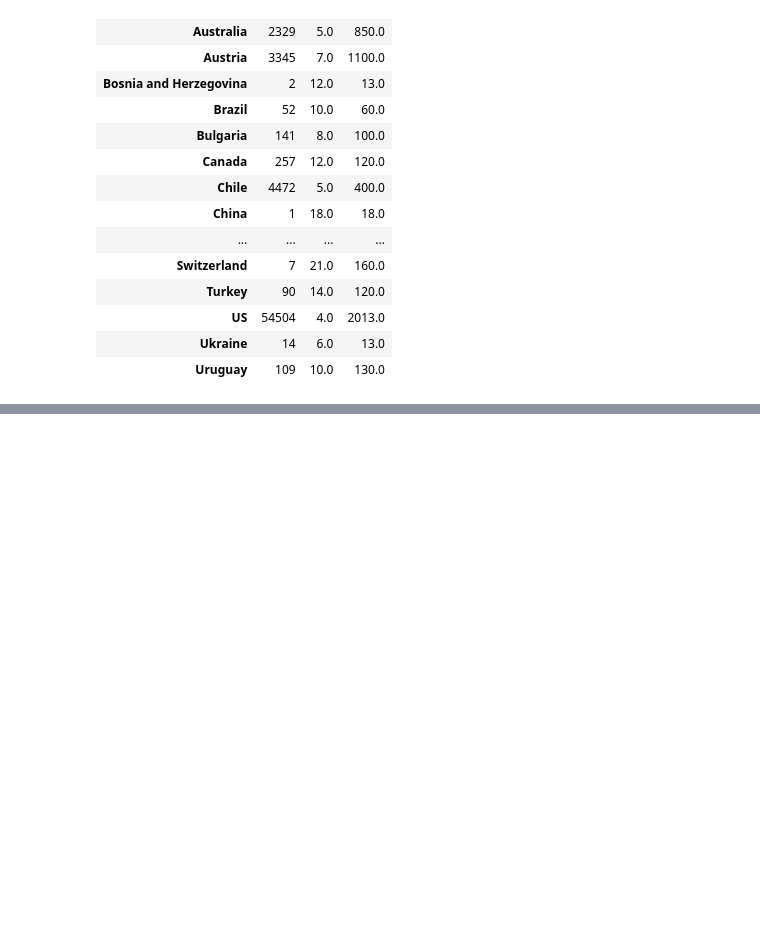
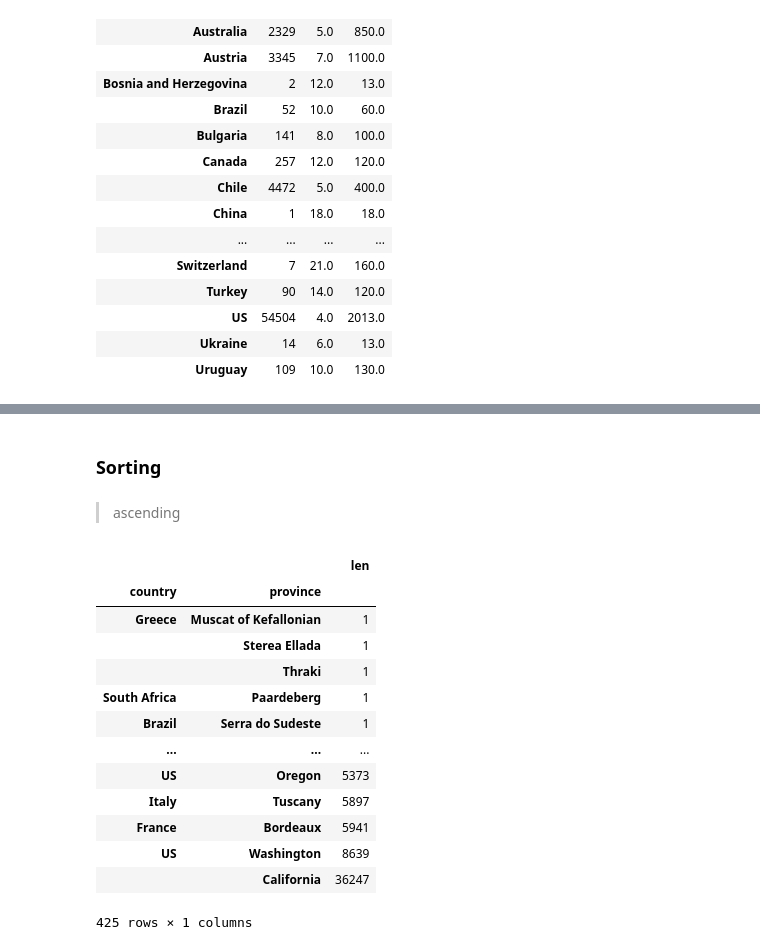
Before and after one commit to SyedaAnoosha/Data-Science-with-Python, a Jupyter notebook: Exploring Datasets/Wine Reviews/winemag_reviews_data.ipynb, the cells around one changed output, grey strips where cells are left out. Cells and saved outputs as stored; diff of their text form; code cells hidden in the pictures; blank space fills up the shorter version.

```diff
--- a/Exploring Datasets/Wine Reviews/winemag_reviews_data.ipynb
+++ b/Exploring Datasets/Wine Reviews/winemag_reviews_data.ipynb
@@ -468,0 +487,21 @@ wine_reviews.groupby(['country', 'province']).description.agg([len])
+# %% [markdown]
+### Sorting
+# %% [markdown]
+> ascending
+# %%
+countries_reviewed.sort_values(by='len')
+# %% [output]
+|  |  | len |
+| country | province |  |
+| Greece | Muscat of Kefallonian | 1 |
+|  | Sterea Ellada | 1 |
+|  | Thraki | 1 |
+| South Africa | Paardeberg | 1 |
+| Brazil | Serra do Sudeste | 1 |
+| ... | ... | ... |
+| US | Oregon | 5373 |
+| Italy | Tuscany | 5897 |
+| France | Bordeaux | 5941 |
+| US | Washington | 8639 |
+|  | California | 36247 |
+425 rows × 1 columns
```
Also changed, not shown: parts of 7 cells of this notebook, 1 other file.
